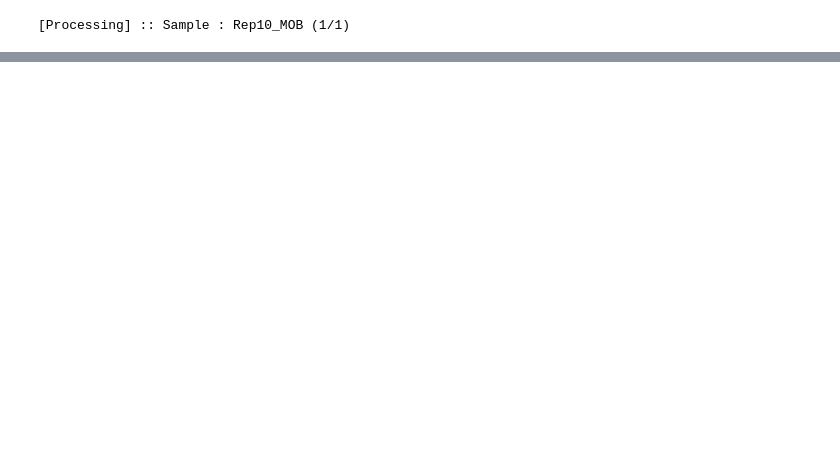
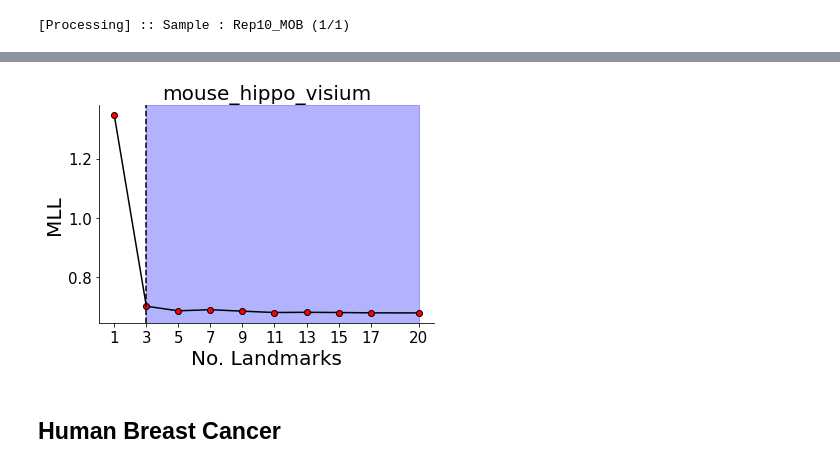
Before and after one commit to almaan/eggplant, a Jupyter notebook: notebooks/estimate-nlmk.ipynb, the cells around one changed output, grey strips where cells are left out. Drawn from its saved outputs; the diff is of its cells as text; code cells hidden in the pictures; blank space fills up the shorter version.

```diff
--- a/notebooks/estimate-nlmk.ipynb
+++ b/notebooks/estimate-nlmk.ipynb
@@ -70,0 +84,5 @@ adata.uns["curated_landmarks"].shape
+# %%
+sample_name = "mouse-hippocampus"
+# %%
+MOUSE_HIPPO_PATH = "../data/mouse-hippocampus/curated/hippo-visium.h5ad"
+adata = ad.read_h5ad(MOUSE_HIPPO_PATH)
@@ -70,0 +101,11 @@ adata.uns["curated_landmarks"].shape
+# %%
+fig,ax = eg.pl.landmark_diagnostics(res,return_figure=True)
+if SAVE_MODE:
+    fig.savefig(osp.join(PLOT_RES_DIR,"est-lmk-{}.png".format(sample_name)),
+                bbox_inches = "tight")
+    with open(osp.join(DATA_RES_DIR,"est-lmk-{}".format(sample_name)),"w+") as f:
+        f.write(str(list(res[2].values())[0]))
+# %% [output]
+[figure, added]
+# %% [markdown]
+## Human Breast Cancer
```
Also changed, not shown: parts of 19 cells of this notebook, 7 other files.
